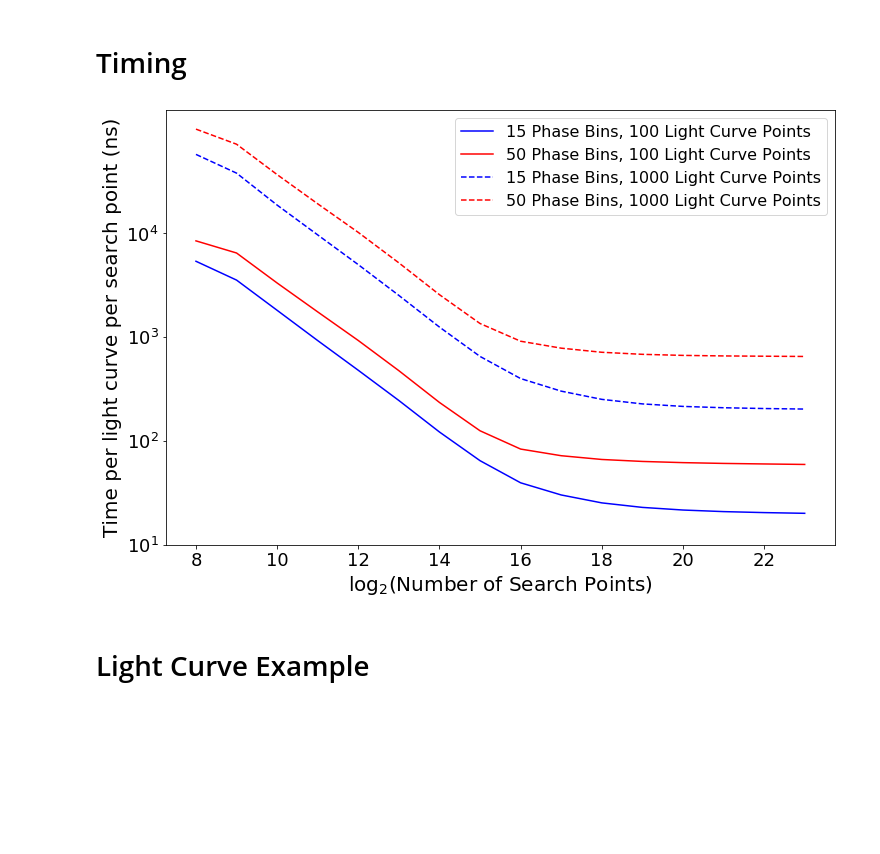
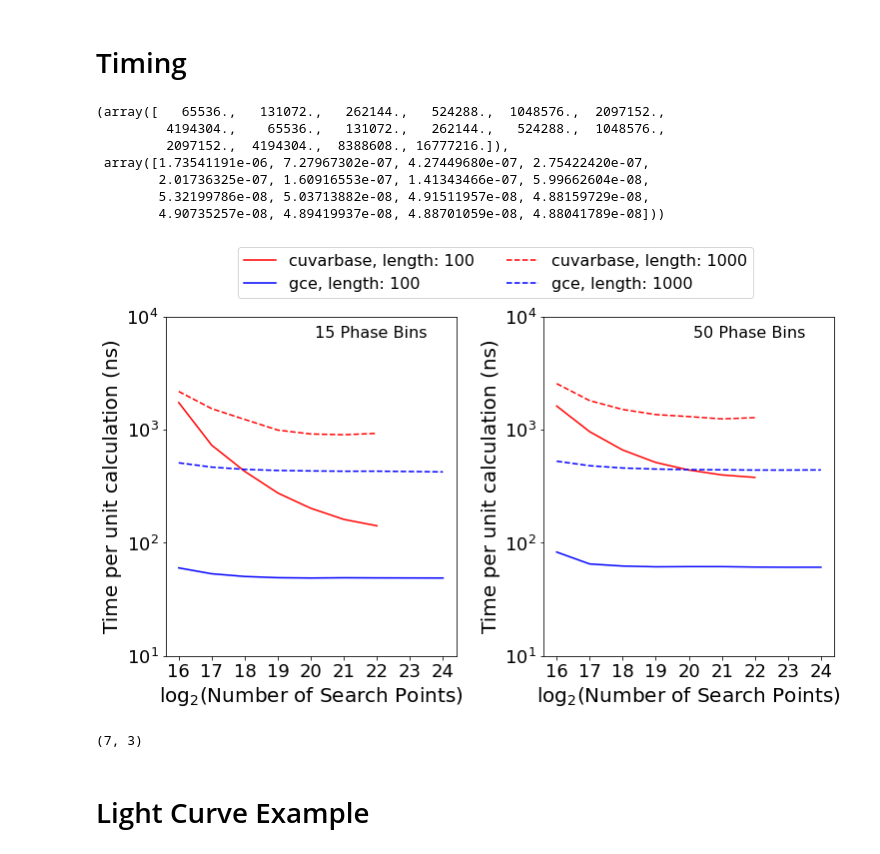
Before and after one commit to mikekatz04/gce, a Jupyter notebook: paper/paper_plots.ipynb, the cells around one changed output. Cells and saved outputs as stored; diff of their text form; code cells hidden in the pictures; blank space fills up the shorter version.

```diff
--- a/paper/paper_plots.ipynb
+++ b/paper/paper_plots.ipynb
@@ -18,46 +20,79 @@ import pandas
 # %% [markdown]
 # Timing
+# %%
+num_freqs, total, per = np.load('data/gce_{}_{}.npy'.format(nps, pb)).T
+num_freqs, per
+# %% [output]
+(array([   65536.,   131072.,   262144.,   524288.,  1048576.,  2097152.,
+         4194304.,    65536.,   131072.,   262144.,   524288.,  1048576.,
+         2097152.,  4194304.,  8388608., 16777216.]),
+ array([1.73541191e-06, 7.27967302e-07, 4.27449680e-07, 2.75422420e-07,
+        2.01736325e-07, 1.60916553e-07, 1.41343466e-07, 5.99662604e-08,
+        5.32199786e-08, 5.03713882e-08, 4.91511957e-08, 4.88159729e-08,
+        4.90735257e-08, 4.89419937e-08, 4.88701059e-08, 4.88041789e-08]))
 # %%
-fig, ax1 = plt.subplots(1, 1, sharex=True)
-fig.set_size_inches(12, 8)
-plt.subplots_adjust(hspace=0.0)
+fig, ax = plt.subplots(1, 2, sharex=True, sharey=False)
+fig.set_size_inches(12, 7)
+plt.subplots_adjust(hspace=0.0, wspace=0.3, right=0.9, top=0.8)
 num_pdots = 256
 
 tick_fontsize = 18
 label_fontsize = 20
 
 # get data
 phase_bin_list = [15, 50]
 num_points = [100, 1000]
 colors = ['blue', 'red']
 lss = ['solid', 'dashed']
 
-for nps, ls in zip(num_points, lss):
-    for pb, color in zip(phase_bin_list, colors):
-        num_freqs, total, per = np.load('data/timing_results_{}_{}.npy'.format(pb, nps))
+
+for pb, ax1 in zip(phase_bin_list, ax):
+    for nps, ls in zip(num_points, lss):
+        num_freqs, total, per = np.load('data/cuvar_{}_{}.npy'.format(nps, pb)).T
         #ax1.plot(np.log2(num_freqs*num_pdots), np.log10(total))
-        label = '{} Phase Bins, {} Light Curve Points'.format(pb, nps)
-        ax1.plot(np.log2(num_freqs*num_pdots), np.log10(per), label=label, color=color, ls=ls)
+        label = 'cuvarbase, length: {}'.format(nps)
+        ax1.plot(np.log2(num_freqs), np.log10(per), label=label, color='red', ls=ls)
+
+        num_freqs, total, per = np.load('data/gce_{}_{}.npy'.format(nps, pb))[7:].T
+        label = 'gce, length: {}'.format(nps)
+        ax1.plot(np.log2(num_freqs), np.log10(per), label=label, color='blue', ls=ls)
 
         #if nps == 100 and pb == 50:
         #    num_freqs, total, per = np.load('data/pdot_check_timing_results_{}_{}.npy'.format(pb, nps))
         #    #ax1.plot(np.log2(num_freqs*num_pdots), np.log10(total))
         #    label = '{} Phase Bins, {} Light Curve Points'.format(pb, nps)
         #    ax1.plot(np.log2(num_freqs*num_pdots), np.log10(per), label=label, color='k', ls=ls)
 
-for tick in ax1.xaxis.get_major_ticks():
-    tick.label.set_fontsize(tick_fontsize)
+for ax1 in ax:
+    for tick in ax1.xaxis.get_major_ticks():
+        tick.label.set_fontsize(tick_fontsize)
+
+num_freqs = 2**16
+
+
+#for i in [15, 50]:
+#    num_pdots, total, per = np.load('data/timing_results_2_{}_{}.npy'.format(, 1000))
+#    ax1.plot(np.log2(num_freqs*num_pdots), np.log10(per))#, label=label, color=color, ls=ls)
 
 time_ticks = [-8, -7, -6, -5]
 time_tick_labels = [r'$10^{1}$', r'$10^{2}$', r'$10^{3}$', r'$10^{4}$']
-ax1.set_yticks(time_ticks)
-ax1.set_yticklabels(time_tick_labels, fontsize=tick_fontsize)
-ax1.set_ylabel('Time per light curve per search point (ns)', fontsize=label_fontsize)
-ax1.set_xlabel(r"log$_2$(Number of Search Points)", fontsize=label_fontsize)
-ax1.legend(loc='upper right', prop={'size':16})
+for ax1 in ax:
+    ax1.set_yticks(time_ticks)
+    ax1.set_yticklabels(time_tick_labels, fontsize=tick_fontsize)
+    ax1.set_ylabel('Time per unit calculation (ns)', fontsize=label_fontsize)
+    ax1.set_xlabel(r"log$_2$(Number of Search Points)", fontsize=label_fontsize)
+ax[1].legend(loc='center right', prop={'size':16}, ncol=2, bbox_to_anchor=[0.75, 1.13])
+ax[0].text(0.9, 0.95, '15 Phase Bins', horizontalalignment='right',
+           verticalalignment='center', transform=ax[0].transAxes, fontsize=16)
+ax[1].text(0.9, 0.95, '50 Phase Bins', horizontalalignment='right',
+           verticalalignment='center', transform=ax[1].transAxes, fontsize=16)
 fig.savefig("figures/timing_example.pdf", dpi=200)
 # %% [output]
-[figure, old version]
+[figure, new version]
+# %%
+check.shape
+# %% [output]
+(7, 3)
 # %% [markdown]
 # Light Curve Example
 # %%
```
Also changed, not shown: parts of 26 cells of this notebook, 8 other files.
